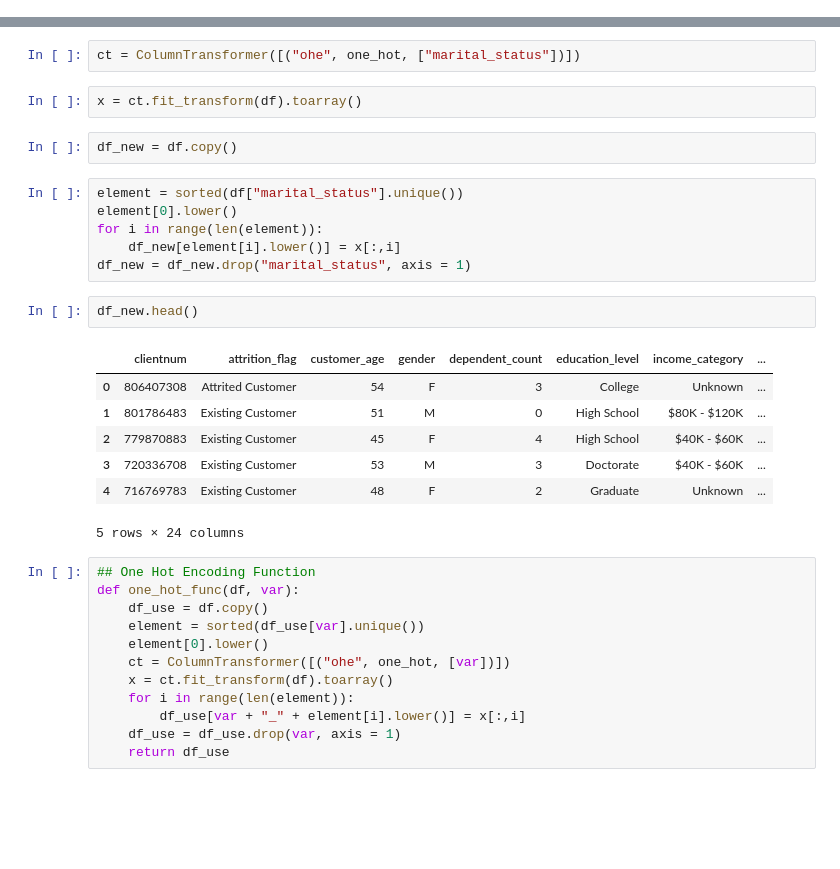
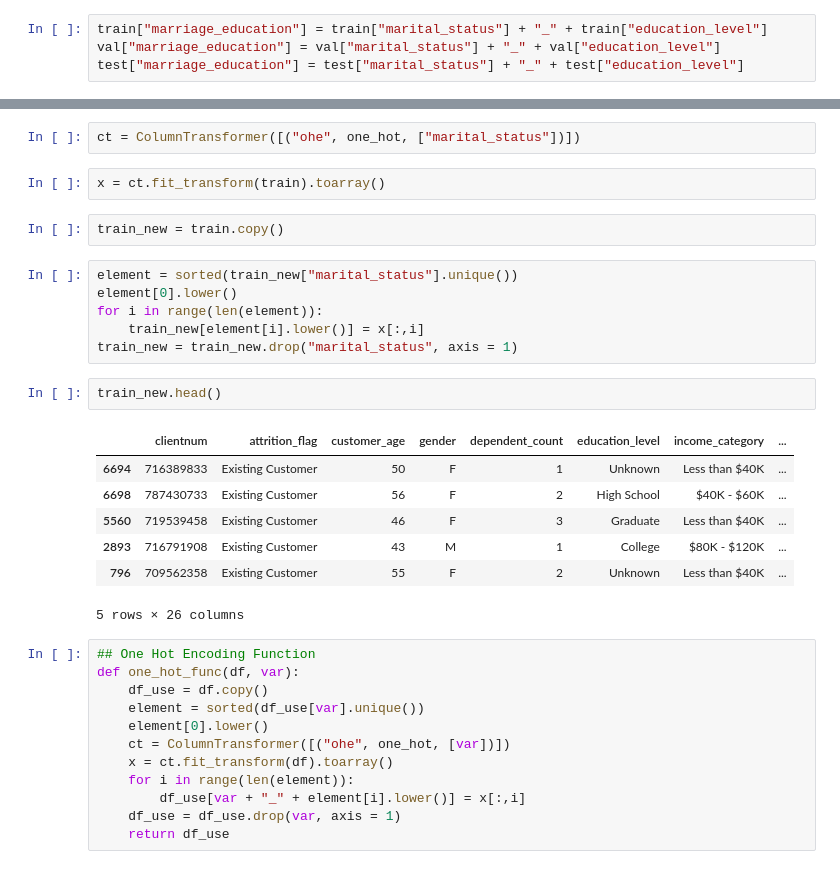
Before and after one commit to MUbarak123-56/bank-churners, a Jupyter notebook: 22-feature-engineering-pipeline.ipynb, the cells around one changed output, grey strips where cells are left out. Drawn from its saved outputs; the diff is of its cells as text; blank space fills up the shorter version.

```diff
--- a/22-feature-engineering-pipeline.ipynb
+++ b/22-feature-engineering-pipeline.ipynb
@@ -43,0 +54,4 @@ memory usage: 1.3+ MB
+# %%
+train["marriage_education"] = train["marital_status"] + "_" + train["education_level"]
+val["marriage_education"] = val["marital_status"] + "_" + val["education_level"]
+test["marriage_education"] = test["marital_status"] + "_" + test["education_level"]
@@ -51,25 +67,25 @@ le = LabelEncoder()
 # %%
 ct = ColumnTransformer([("ohe", one_hot, ["marital_status"])])
 # %%
-x = ct.fit_transform(df).toarray()
+x = ct.fit_transform(train).toarray()
-# %%
-df_new = df.copy()
+# %%
+train_new = train.copy()
 # %%
-element = sorted(df["marital_status"].unique())
+element = sorted(train_new["marital_status"].unique())
 element[0].lower()
 for i in range(len(element)):
-    df_new[element[i].lower()] = x[:,i]
-df_new = df_new.drop("marital_status", axis = 1)
+    train_new[element[i].lower()] = x[:,i]
+train_new = train_new.drop("marital_status", axis = 1)
 # %%
-df_new.head()
+train_new.head()
 # %% [output]
 |  | clientnum | attrition_flag | customer_age | gender | dependent_count | education_level | income_category | ... |
-| 0 | 806407308 | Attrited Customer | 54 | F | 3 | College | Unknown | ... |
-| 1 | 801786483 | Existing Customer | 51 | M | 0 | High School | $80K - $120K | ... |
-| 2 | 779870883 | Existing Customer | 45 | F | 4 | High School | $40K - $60K | ... |
-| 3 | 720336708 | Existing Customer | 53 | M | 3 | Doctorate | $40K - $60K | ... |
-| 4 | 716769783 | Existing Customer | 48 | F | 2 | Graduate | Unknown | ... |
+| 6694 | 716389833 | Existing Customer | 50 | F | 1 | Unknown | Less than $40K | ... |
+| 6698 | 787430733 | Existing Customer | 56 | F | 2 | High School | $40K - $60K | ... |
+| 5560 | 719539458 | Existing Customer | 46 | F | 3 | Graduate | Less than $40K | ... |
+| 2893 | 716791908 | Existing Customer | 43 | M | 1 | College | $80K - $120K | ... |
+| 796 | 709562358 | Existing Customer | 55 | F | 2 | Unknown | Less than $40K | ... |
-5 rows × 24 columns
+5 rows × 26 columns
 # %%
 ## One Hot Encoding Function
 def one_hot_func(df, var):
```
Also changed, not shown: parts of 39 cells of this notebook, 10 other files.
